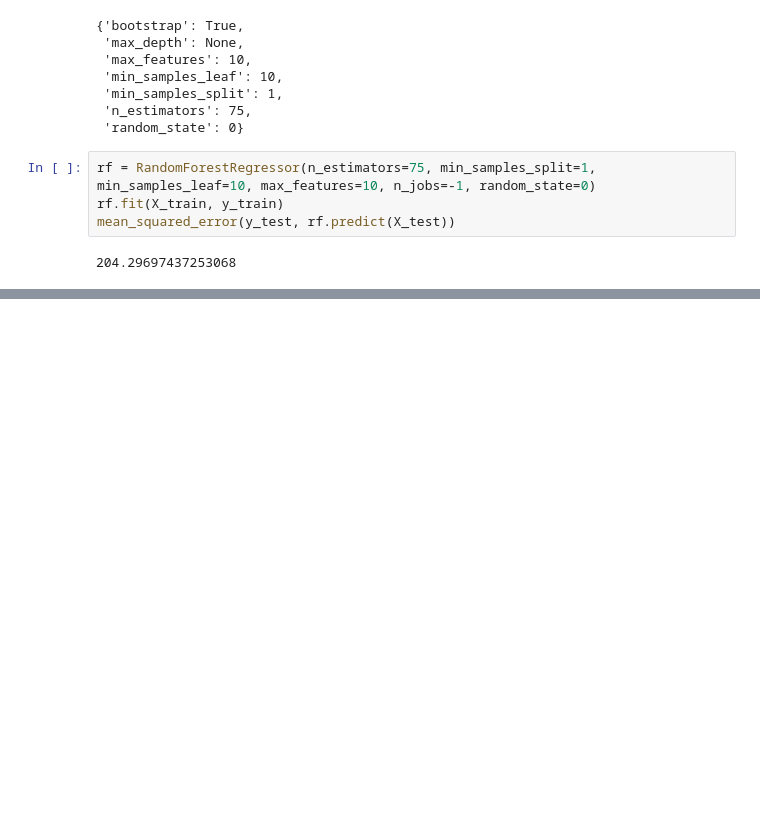
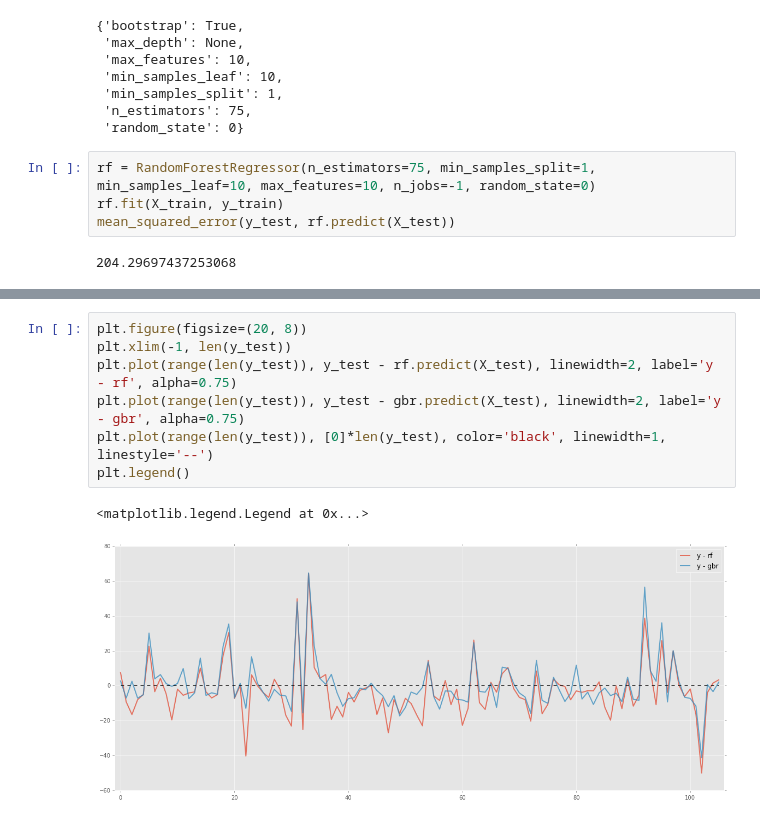
Before and after one commit to shime-saba/moba_balance_prediction, a Jupyter notebook: notebooks/model_building.ipynb, the cells around one changed output, grey strips where cells are left out. Saved outputs shown, nothing was run; the diff lists cells and outputs as text; blank space fills up the shorter version.

```diff
--- a/notebooks/model_building.ipynb
+++ b/notebooks/model_building.ipynb
@@ -510,0 +599,10 @@ mean_squared_error(y_test, rf.predict(X_test))
+# %%
+plt.figure(figsize=(20, 8))
+plt.xlim(-1, len(y_test))
+plt.plot(range(len(y_test)), y_test - rf.predict(X_test), linewidth=2, label='y - rf', alpha=0.75)
+plt.plot(range(len(y_test)), y_test - gbr.predict(X_test), linewidth=2, label='y - gbr', alpha=0.75)
+plt.plot(range(len(y_test)), [0]*len(y_test), color='black', linewidth=1, linestyle='--')
+plt.legend()
+# %% [output]
+<matplotlib.legend.Legend at 0x...>
+[figure, added]
```
Also changed, not shown: parts of 63 cells of this notebook, 6 other files.
